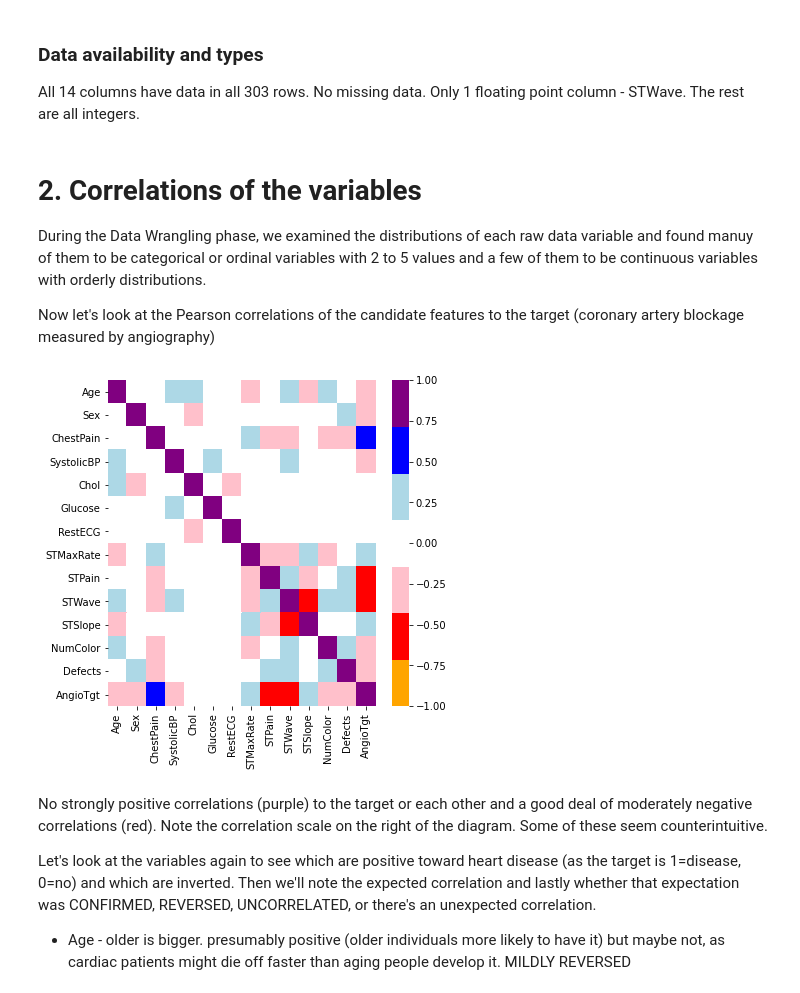
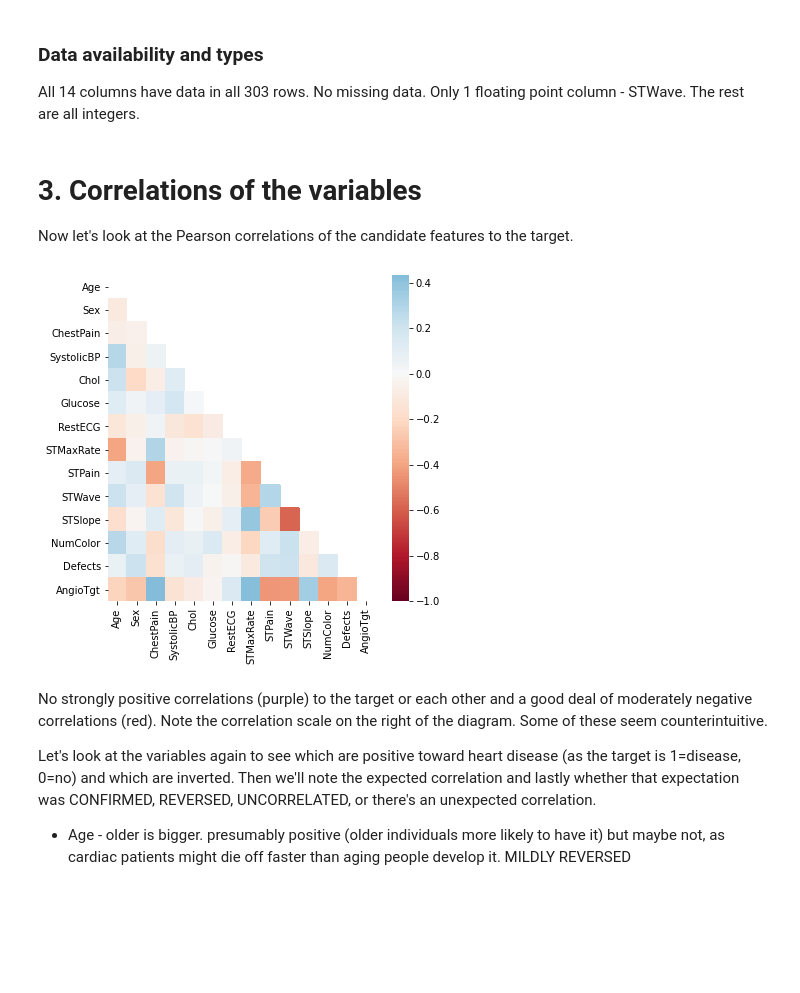
Before and after one commit to BradDoty/KaggleHeartDiseaseUCI, a Jupyter notebook: Notebooks/Capstone 2 -- Exploratory Data Analysis.ipynb, the cells around one changed output. Drawn from its saved outputs; the diff is of its cells as text; code cells hidden in the pictures; blank space fills up the shorter version.

```diff
--- a/Notebooks/Capstone 2 -- Exploratory Data Analysis.ipynb
+++ b/Notebooks/Capstone 2 -- Exploratory Data Analysis.ipynb
@@ -56,18 +56,17 @@ memory usage: 33.3 KB
 
 All 14 columns have data in all 303 rows.  No missing data.
 Only 1 floating point column - STWave.  The rest are all integers.
-# %% [markdown]
-# 2. Correlations of the variables
-
-During the Data Wrangling phase, we examined the distributions of each raw data variable and found manuy of them to be categorical or ordinal variables with 2 to 5 values and a few of them to be continuous variables with orderly distributions.
-
-Now let's look at the Pearson correlations of the candidate features to the target (coronary artery blockage measured by angiography)
+# %% [markdown]
+# 3. Correlations of the variables
+
+Now let's look at the Pearson correlations of the candidate features to the target.
 # %%
 #Show a seaborn heatmap of correlations
 plt.subplots(figsize=(6,6))
-sns.heatmap(heart_data.corr(), vmin=-1, cmap=['orange','red','pink','white','lightblue','blue', 'purple']);
+mask = np.triu(np.ones_like(heart_data.corr()))
+sns.heatmap(heart_data.corr(), mask=mask, vmin=-1, cmap='RdBu', center=0.0); #['orange','red','pink','white','lightblue','blue', 'purple']);
 # %% [output]
-[figure, old version]
+[figure, new version]
 # %% [markdown]
 No strongly positive correlations (purple) to the target or each other and a good deal of moderately negative correlations (red).  Note the correlation scale on the right of the diagram. Some of these seem counterintuitive.
 
```
Also changed, not shown: parts of 11 cells of this notebook, 2 other files.
